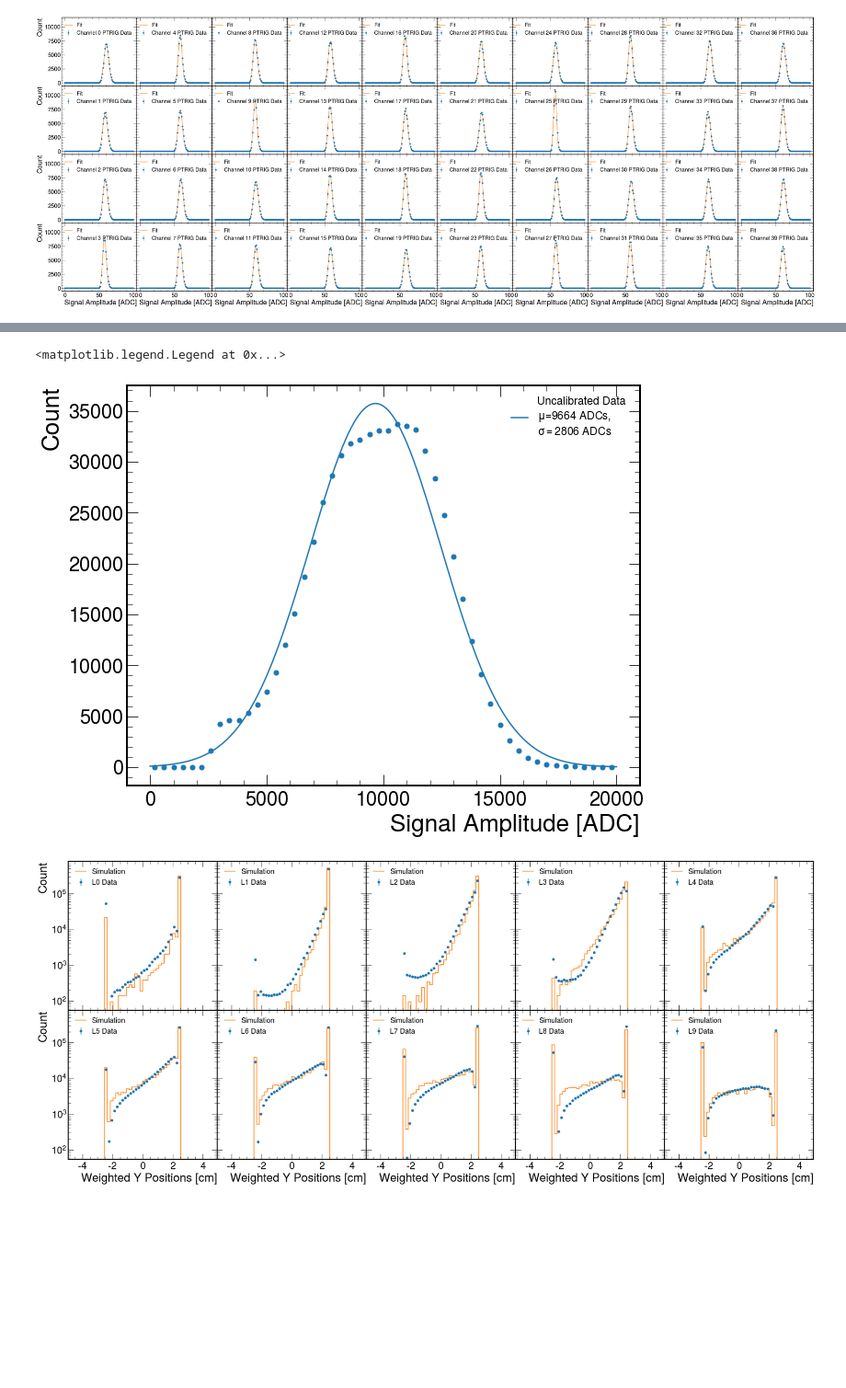
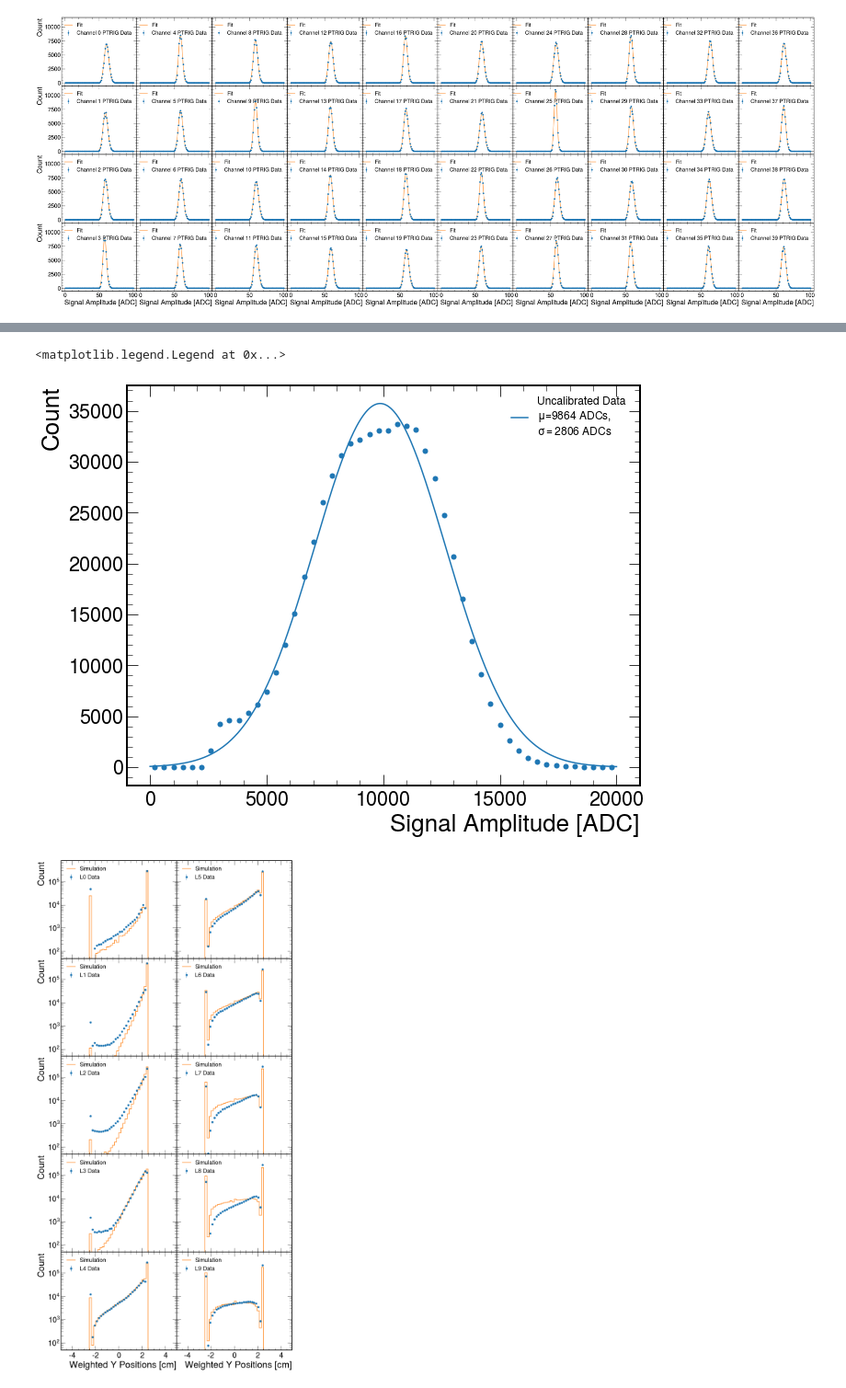
Before and after one commit to sebouh137/beamtest_plots, a Jupyter notebook: TestBeamSimAnalysis.ipynb, the cells around one changed output, grey strips where cells are left out. Shown at 92% size. Cells and saved outputs as stored; diff of their text form; code cells hidden in the pictures; blank space fills up the shorter version.

```diff
--- a/TestBeamSimAnalysis.ipynb
+++ b/TestBeamSimAnalysis.ipynb
@@ -84,9 +85,11 @@ for i in range(round(len(df.columns)/2)):
     h = hist.Hist(hist.axis.Regular(100, 0, 101, name="Ptrig"))
     h.fill(np.array(getattr(ptrigDF,"Ch_{}_LG".format("{:02d}".format(i)))))
     #h.plot(color='blue',label=f"Channel {i} PTRIG Data")
+    # Create a numpy array for the bin centers
+    bin_centers = 0.5 * (h.axes[0].edges[:-1] + h.axes[0].edges[1:])
 
     data = h.values()[()]
-    bins = h.axes[0].edges[:-1]
+    bins = bin_centers
     plt.errorbar(bins,data,yerr=np.sqrt(data),fmt='o',ecolor='tab:blue', color='tab:blue', capsize=0, elinewidth=1, markeredgewidth=0,label=f"Channel {i} PTRIG Data")
 
     # Initial parameter values for the fit
@@ -175,9 +178,11 @@ for i in range(round(len(df.columns)/2)):
 
     h.fill(cosmicCh)
     #h.plot(color='tab:blue',label=f"Channel {i} Cosmic Data")
+    # Create a numpy array for the bin centers
+    bin_centers = 0.5 * (h.axes[0].edges[:-1] + h.axes[0].edges[1:])
 
     data = h.values()[()]
-    bins = h.axes[0].edges[:-1]
+    bins = bin_centers
 
     plt.errorbar(bins,data,yerr=np.sqrt(data),fmt='o',ecolor='tab:blue', color='tab:blue', capsize=0, elinewidth=1, markeredgewidth=0,label=f"Channel {i} Cosmic Data")
 
@@ -476,12 +481,13 @@ max_values = get_max_values(data_df)
 # Create an empty dictionary to store column names and values
 data = {}
 
-layers = assign_layer_numbers(zpos)
+#layers = assign_layer_numbers(zpos)
 
 # Iterate over the range of column numbers
 for ch in range(40):
+    print(ch)
     column_name = f"Ch_{ch:02d}_LG"  # Generate column name
-    mask = create_boolean_mask(ch, layers, xpos, ypos)
+    mask = (layers == ch)
     cell_values = get_cell_values(hitenergy, mask)  # Get values for the column using the channel number
     cell_values = [0 if value is None else value for value in cell_values]
     data[column_name] = cell_values  # Store values in the dictionary
@@ -490,9 +496,10 @@ for ch in range(40):
 # Create the DataFrame from the dictionary
 
 sim_df = pd.DataFrame(data)
-print(len(sim_df))
+print(sim_df)
 
 sim_df = calibrate_dataframe(sim_df, simMips, simPedMeans)
+print(sim_df)
 sim_df = max_out(sim_df, max_values)
 simEvts = len(sim_df)
 print(simEvts)
@@ -502,7 +524,7 @@ print(simEvts)
 # %%
 #Plot channel spectra for measurement data and simulation
 
-fig, axs=plt.subplots(4, 10, figsize=(0.5*len(df.columns),15),sharey=True,sharex=True)
+fig, axs=plt.subplots(10, 4, figsize=(15,30),sharey=True,sharex=True)
 plt.rcParams['figure.facecolor']='white'
 plt.rcParams['savefig.facecolor']='white'
 
@@ -511,7 +533,7 @@ HGpedStds = []
 
 
 for i in range(40):
-    plt.sca(axs[i%4][i//4])
+    plt.sca(axs[i//4][i%4])
 
     h = hist.Hist(hist.axis.Regular(50, 0, 50, name="data"))
     h.fill(np.array(getattr(data_df,"Ch_{}_LG".format("{:02d}".format(i)))))
@@ -541,10 +563,10 @@ for i in range(40):
     plt.legend(loc='upper right', fontsize=20)
 
     # Set the title and axis labels for the subplot
-    if (i+1)%4 == 0:
-        plt.xlabel('Energy [MIP]')
-    if i <= 3:
-        plt.ylabel('Count')
+    if i>= 36:
+        plt.xlabel('Energy [MIP]', fontsize=20)
+    if i % 4 == 0 :
+        plt.ylabel('Count', fontsize=20)
 
     plt.yscale("log")
 
@@ -729,7 +771,7 @@ plt.errorbar(bin_centers, h.view(), yerr=errors, fmt='o', ecolor='tab:blue', col
 
 
 data = h.values()[()]
-bins = h.axes[0].edges[:-1]
+bins = bin_centers
 
 # Initial parameter values for the fit
 initial_params = [3000, 18000, 500]
@@ -752,10 +794,10 @@ plt.ylabel('Count')
 plt.legend(fontsize=12,loc='upper right')
 # %% [output]
 <matplotlib.legend.Legend at 0x...>
-[figure, old version]
+[figure, new version]
 # %%
 # Create a figure with subplots
-fig, axs=plt.subplots(2, 5, figsize=(0.6*len(data_df.columns),10),sharey=True,sharex=True)
+fig, axs=plt.subplots(5, 2, figsize=(10,20),sharey=True,sharex=True)
 layer_y_positions = get_layer_positions(data_df, 'y')
 simlayer_y_positions = get_layer_positions(sim_df, 'y')
 
@@ -766,10 +808,11 @@ SimMeanYPos = []
 for i in range(10):
 
     # Select the appropriate subplot based on the layer index
-    if i <= 4:
-        plt.sca(axs[0][i])
-    else:
-        plt.sca(axs[1][i-5])
+    if(i < 5):
+        plt.sca(axs[i][0])
+    if(i >= 5):
+        plt.sca(axs[i-5][1])
+
 
     # Plot the histogram of the x positions
     h = hist.Hist(hist.axis.Regular(50, -4.5, 4.5, name="data"))
@@ -784,35 +827,36 @@ for i in range(10):
     # Plot the histogram with error bars
     plt.errorbar(bin_centers, h.view(), yerr=errors, fmt='o', ecolor='tab:blue', color='tab:blue', capsize=0, elinewidth=1, markeredgewidth=0, label=f'L{i} Data')
 
     MeanYPos.append(np.nanmean(layer_y_positions[i]))
 
     h = hist.Hist(hist.axis.Regular(50, -4.5, 4.5, name="Simulation"))
     h.fill(simlayer_y_positions[i])
     h = (h / simEvts) * beamEvts
     h.plot(label='Simulation',color='tab:orange')
 
     # Calculate the square root of the histogram values (errors)
     errors = np.sqrt(h.view())
     # Create a numpy array for the bin centers
     bin_centers = 0.5 * (h.axes[0].edges[:-1] + h.axes[0].edges[1:])
     # Plot the histogram with error bars
     #plt.errorbar(bin_centers, h.view(), yerr=errors, fmt='o', ecolor='red', capsize=0, elinewidth=1, markeredgewidth=0)
 
     SimMeanYPos.append(np.nanmean(simlayer_y_positions[i]))
 
    # Set the title and axis labels for the subplot
-    if i >= 5:
+    if i == 4 or i == 9:
         plt.xlabel('Weighted Y Positions [cm]')
-    if i == 0 or i == 5:
+    if i <= 4:
         plt.ylabel('Count')
     plt.legend(loc='upper left')
     plt.yscale("log")
 
 
 # Adjust the spacing between subplots
 plt.tight_layout(pad=0.0)
 plt.subplots_adjust(hspace=0.0)
+plt.subplots_adjust(wspace=0.0)
 # %% [output]
-[figure, old version]
+[figure, new version]
 # %%
 # Create a figure with subplots
```
Also changed, not shown: parts of 16 cells of this notebook.
